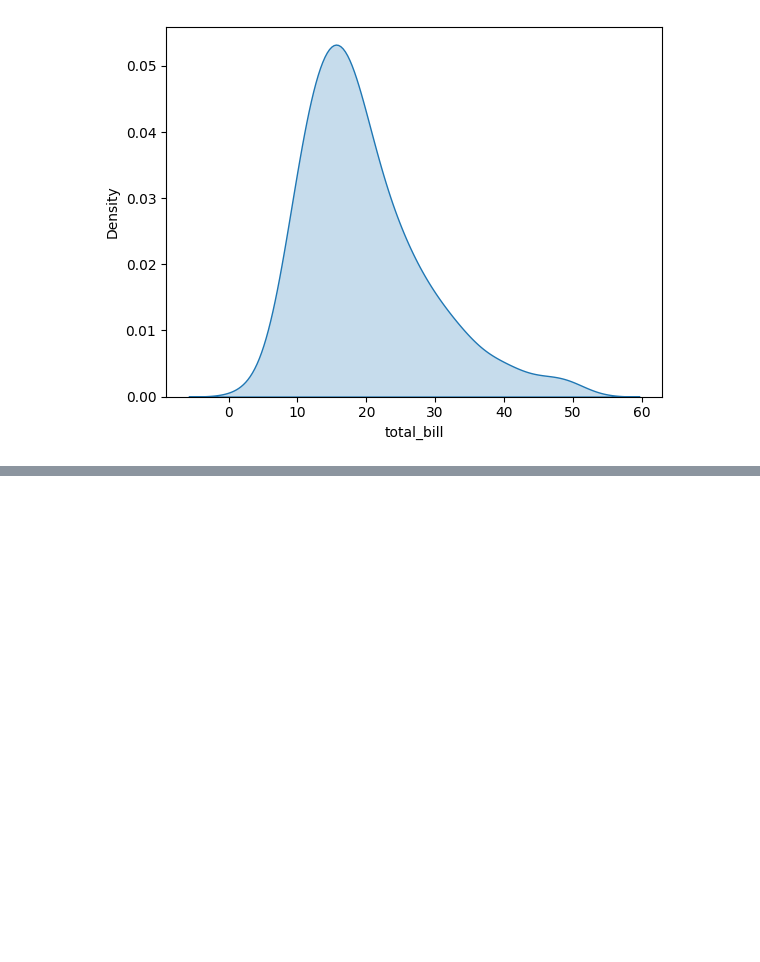
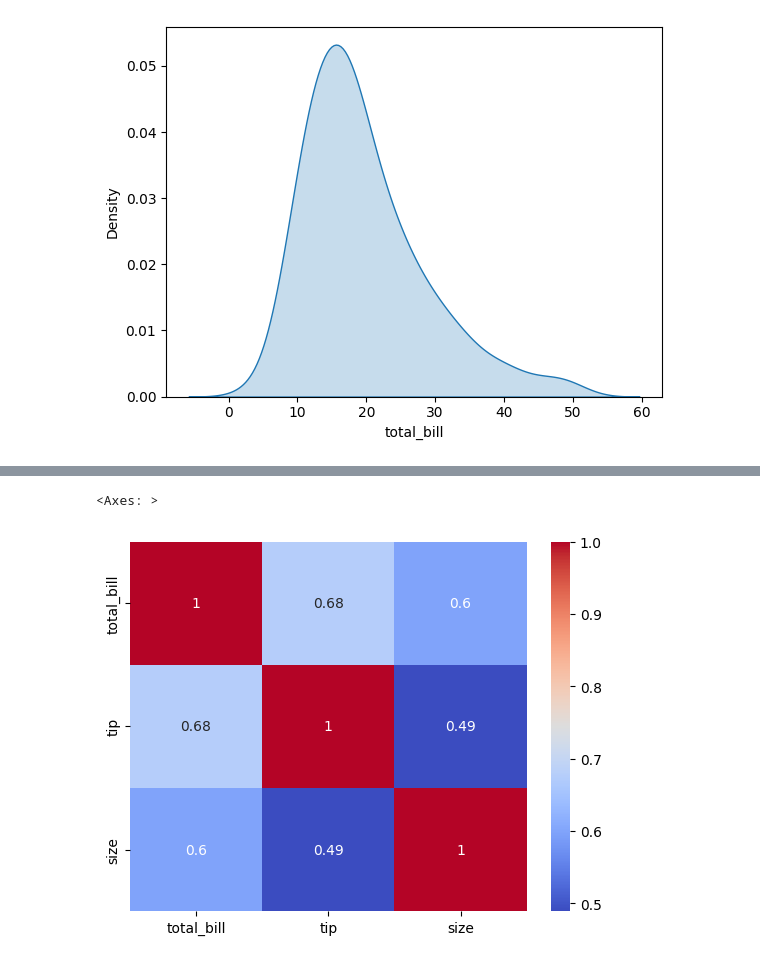
Before and after one commit to Raimal-Raja/DataScience-ML-DL-NLP, a Jupyter notebook: 10_Data_Analysis_with_Python/Seaborn/1_intro.ipynb, the cells around one changed output, grey strips where cells are left out. Cells and saved outputs as stored; diff of their text form; code cells hidden in the pictures; blank space fills up the shorter version.

```diff
--- a/10_Data_Analysis_with_Python/Seaborn/1_intro.ipynb
+++ b/10_Data_Analysis_with_Python/Seaborn/1_intro.ipynb
@@ -75,0 +92,5 @@ This will become an error in seaborn v0.14.0; please update your code.
+# %%
+sns.heatmap(corr, annot=True, cmap='coolwarm')
+# %% [output]
+<Axes: >
+[figure, added]
```
Also changed, not shown: parts of 6 cells of this notebook, 1 other file.
